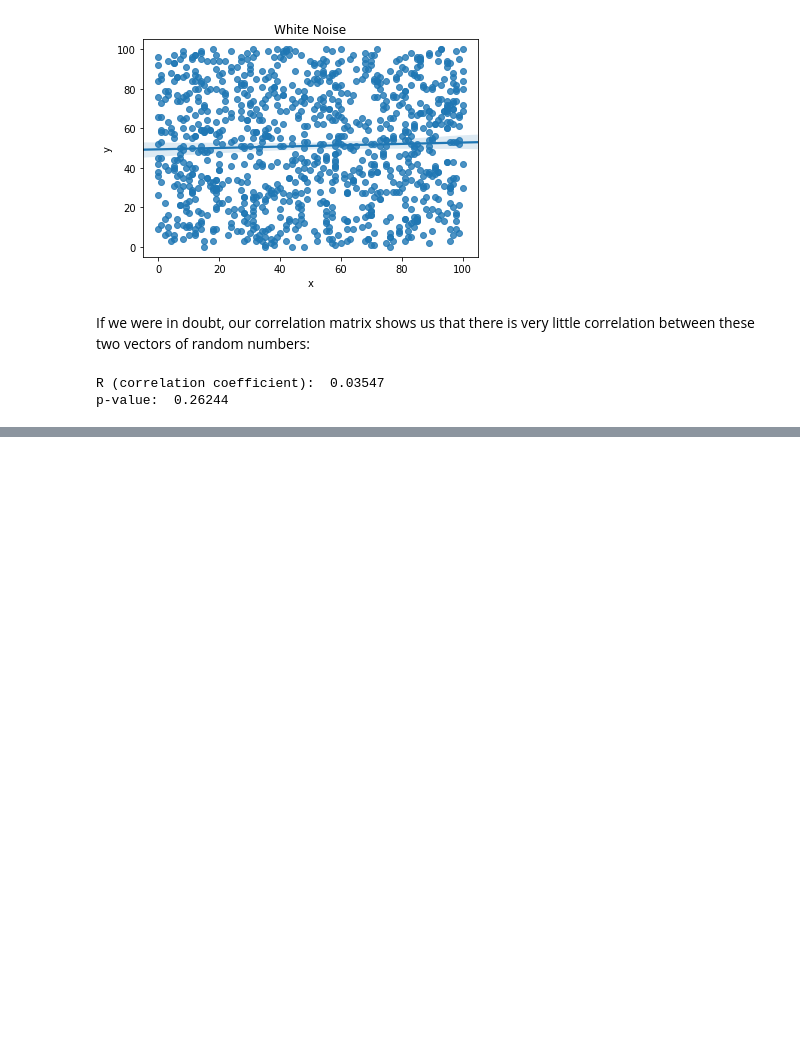
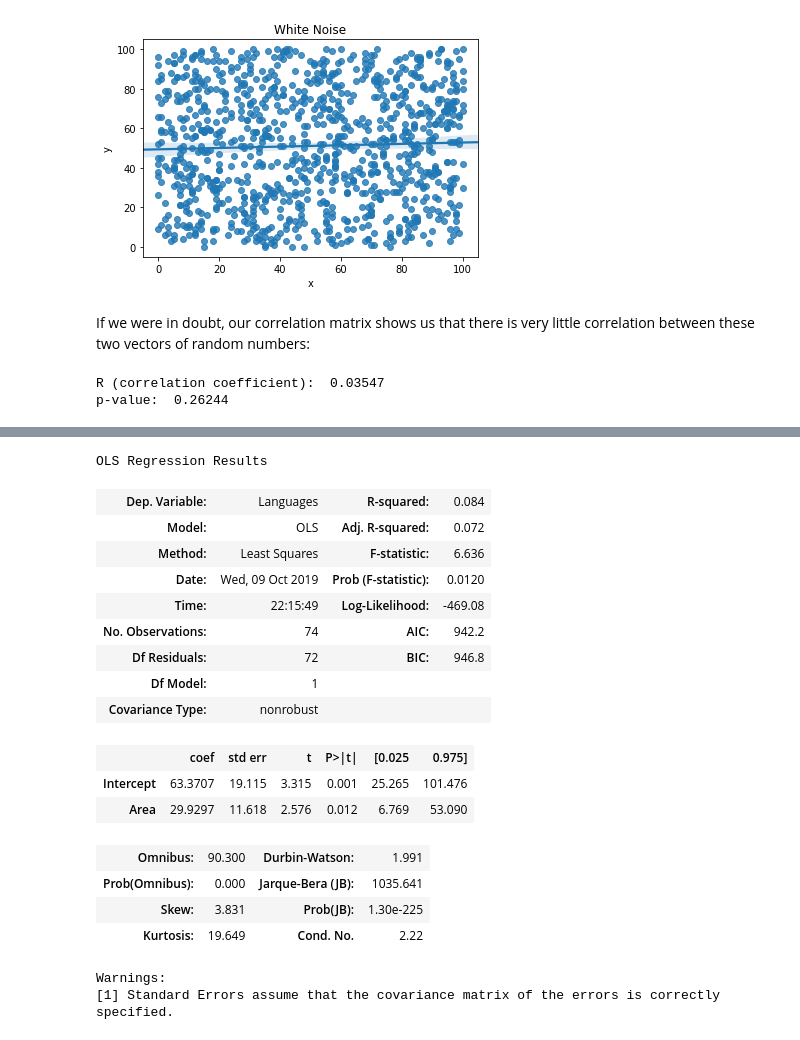
Before and after one commit to ethanweed/ethanweed.github.io, a Jupyter notebook: python-tutorials/analyzing-linear-relationships.ipynb, the cells around one changed output, grey strips where cells are left out. Saved outputs shown, nothing was run; the diff lists cells and outputs as text; code cells hidden in the pictures; blank space fills up the shorter version.

```diff
--- a/python-tutorials/analyzing-linear-relationships.ipynb
+++ b/python-tutorials/analyzing-linear-relationships.ipynb
@@ -131,0 +169,24 @@ p-value:  0.26244
+# %%
+import statsmodels.formula.api as smf
+mod1 = smf.ols(formula = 'Languages ~ Area', data = df).fit()
+mod1.summary()
+# %% [output]
+OLS Regression Results
+| Dep. Variable: | Languages | R-squared: | 0.084 |
+| Model: | OLS | Adj. R-squared: | 0.072 |
+| Method: | Least Squares | F-statistic: | 6.636 |
+| Date: | Wed, 09 Oct 2019 | Prob (F-statistic): | 0.0120 |
+| Time: | 22:15:49 | Log-Likelihood: | -469.08 |
+| No. Observations: | 74 | AIC: | 942.2 |
+| Df Residuals: | 72 | BIC: | 946.8 |
+| Df Model: | 1 |  |  |
+| Covariance Type: | nonrobust |  |  |
+|  | coef | std err | t | P>|t| | [0.025 | 0.975] |
+| Intercept | 63.3707 | 19.115 | 3.315 | 0.001 | 25.265 | 101.476 |
+| Area | 29.9297 | 11.618 | 2.576 | 0.012 | 6.769 | 53.090 |
+| Omnibus: | 90.300 | Durbin-Watson: | 1.991 |
+| Prob(Omnibus): | 0.000 | Jarque-Bera (JB): | 1035.641 |
+| Skew: | 3.831 | Prob(JB): | 1.30e-225 |
+| Kurtosis: | 19.649 | Cond. No. | 2.22 |
+Warnings:
+[1] Standard Errors assume that the covariance matrix of the errors is correctly specified.
```
Also changed, not shown: parts of 9 cells of this notebook, 2 other files.
